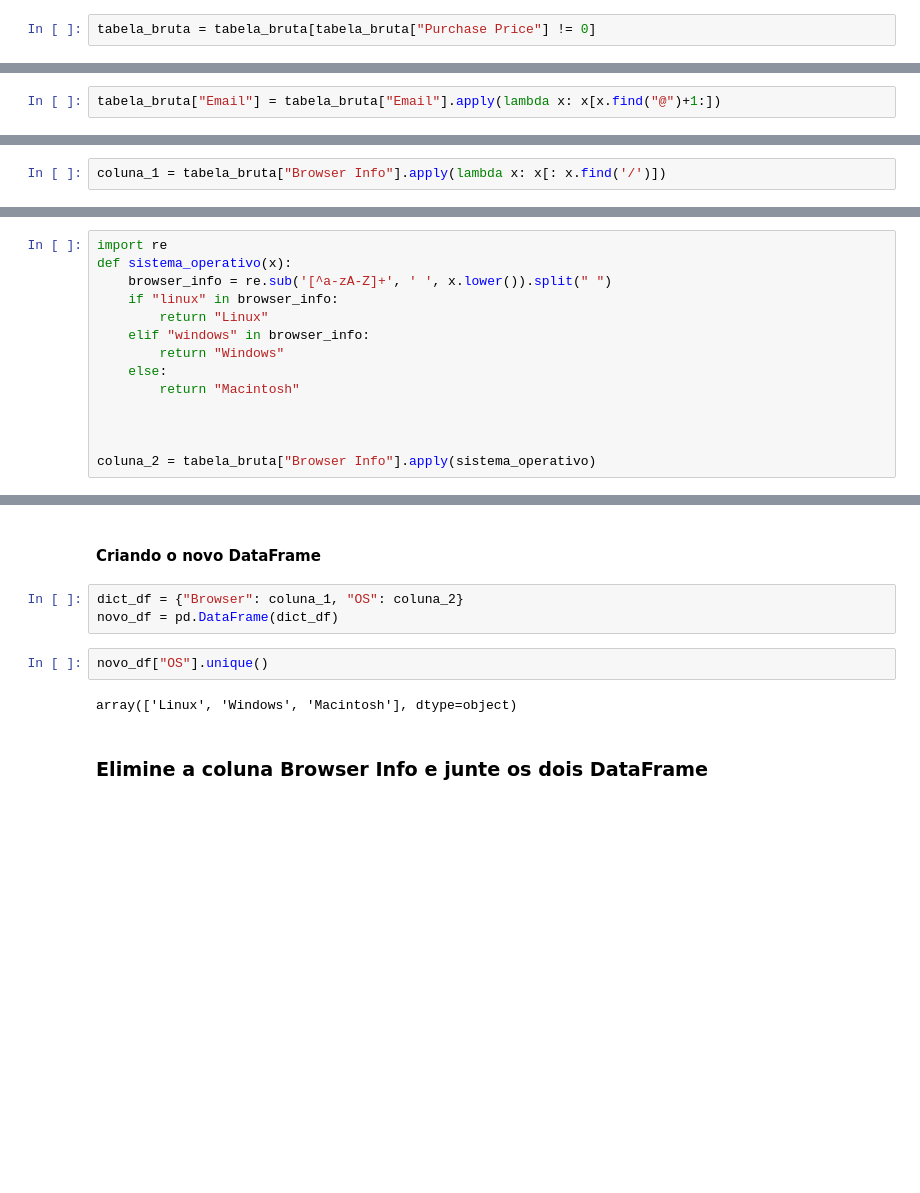
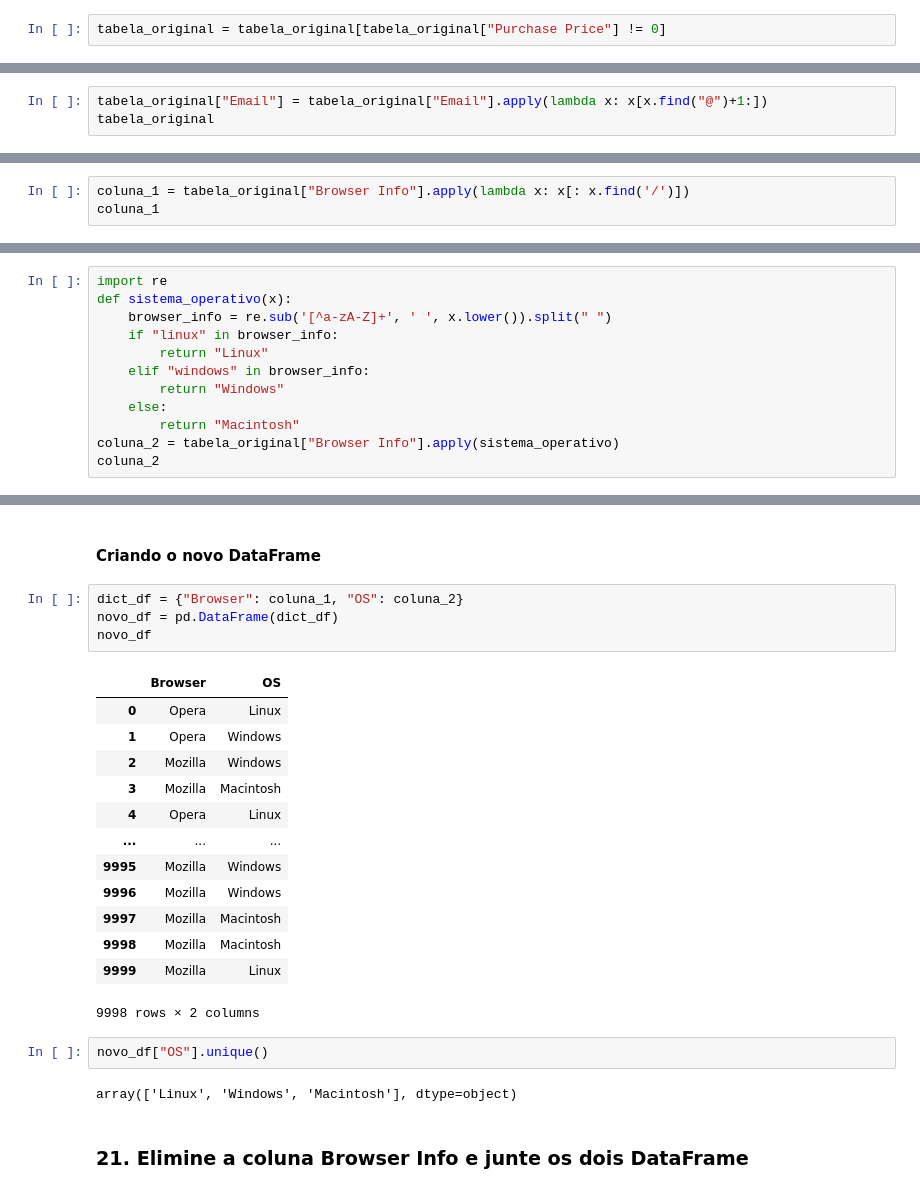
Before and after one commit to FernanMartinez/Curso_Python_Basico, a Jupyter notebook: Aula 12 Pandas/Aula pratica/Pandas aula pratica.ipynb, the cells around one changed output, grey strips where cells are left out. Drawn from its saved outputs; the diff is of its cells as text; blank space fills up the shorter version.

```diff
--- a/Aula 12 Pandas/Aula pratica/Pandas aula pratica.ipynb
+++ b/Aula 12 Pandas/Aula pratica/Pandas aula pratica.ipynb
@@ -156,4 +156,4 @@ tabela_bruta
 # %% [markdown]
 #### Alternativa 2
 # %%
-tabela_bruta = tabela_bruta[tabela_bruta["Purchase Price"] != 0]
+tabela_original = tabela_original[tabela_original["Purchase Price"] != 0]
@@ -319,2 +327,3 @@ tabela_groupby_2.sort_values(by=[columns[1], columns[2], columns[0]], ascending=
 # %%
-tabela_bruta["Email"] = tabela_bruta["Email"].apply(lambda x: x[x.find("@")+1:])
+tabela_original["Email"] = tabela_original["Email"].apply(lambda x: x[x.find("@")+1:])
+tabela_original
@@ -421,4 +444,5 @@ tabela_bruta.groupby("Company").agg({"Purchase Price": [len,
 # %% [markdown]
 ####  Coluna com navegadores
 # %%
-coluna_1 = tabela_bruta["Browser Info"].apply(lambda x: x[: x.find('/')])
+coluna_1 = tabela_original["Browser Info"].apply(lambda x: x[: x.find('/')])
+coluna_1
@@ -434,7 +471,5 @@ def sistema_operativo(x):
         return "Windows"
     else:
         return "Macintosh"
-
-
-
-coluna_2 = tabela_bruta["Browser Info"].apply(sistema_operativo)
+coluna_2 = tabela_original["Browser Info"].apply(sistema_operativo)
+coluna_2
@@ -443,10 +491,25 @@ coluna_2 = tabela_bruta["Browser Info"].apply(sistema_operativo)
 # %%
 dict_df = {"Browser": coluna_1, "OS": coluna_2}
 novo_df = pd.DataFrame(dict_df)
+novo_df
+# %% [output]
+|  | Browser | OS |
+| 0 | Opera | Linux |
+| 1 | Opera | Windows |
+| 2 | Mozilla | Windows |
+| 3 | Mozilla | Macintosh |
+| 4 | Opera | Linux |
+| ... | ... | ... |
+| 9995 | Mozilla | Windows |
+| 9996 | Mozilla | Windows |
+| 9997 | Mozilla | Macintosh |
+| 9998 | Mozilla | Macintosh |
+| 9999 | Mozilla | Linux |
+9998 rows × 2 columns
 # %%
 novo_df["OS"].unique()
 # %% [output]
 array(['Linux', 'Windows', 'Macintosh'], dtype=object)
 # %% [markdown]
-### Elimine a coluna  Browser Info e junte os dois DataFrame
+### 21. Elimine a coluna  Browser Info e junte os dois DataFrame
 # %%
```
Also changed, not shown: parts of 67 cells of this notebook, 3 other files.
